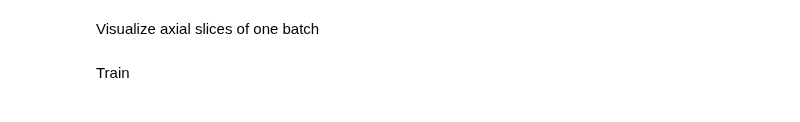
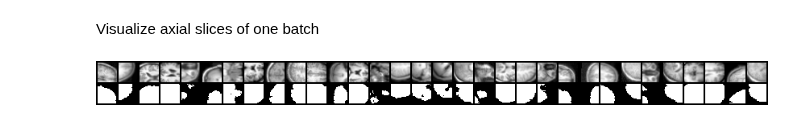
Before and after one commit to fepegar/torchio-notebooks, a Jupyter notebook: notebooks/TorchIO_tutorial.ipynb, the cells around one changed output. Cells and saved outputs as stored; diff of their text form; code cells hidden in the pictures.

```diff
--- a/notebooks/TorchIO_tutorial.ipynb
+++ b/notebooks/TorchIO_tutorial.ipynb
@@ -498,13 +483,14 @@ validation_batch_size = 2 * training_batch_size
 patch_size = 24
 samples_per_volume = 5
 max_queue_length = 300
+sampler = tio.data.UniformSampler(patch_size)
 
 patches_training_set = tio.Queue(
     subjects_dataset=training_set,
     max_length=max_queue_length,
     samples_per_volume=samples_per_volume,
-    sampler=tio.data.UniformSampler(patch_size),
-    num_workers=multiprocessing.cpu_count(),
+    sampler=sampler,
+    num_workers=num_workers,
     shuffle_subjects=True,
     shuffle_patches=True,
 )
@@ -513,27 +499,33 @@ patches_validation_set = tio.Queue(
     subjects_dataset=validation_set,
     max_length=max_queue_length,
     samples_per_volume=samples_per_volume,
-    sampler=tio.data.UniformSampler(patch_size),
-    num_workers=multiprocessing.cpu_count(),
+    sampler=sampler,
+    num_workers=num_workers,
     shuffle_subjects=False,
     shuffle_patches=False,
 )
 
-training_loader = torch.utils.data.DataLoader(
+training_loader_patches = torch.utils.data.DataLoader(
     patches_training_set, batch_size=training_batch_size)
 
-validation_loader = torch.utils.data.DataLoader(
+validation_loader_patches = torch.utils.data.DataLoader(
     patches_validation_set, batch_size=validation_batch_size)
 # %% [markdown]
 Visualize axial slices of one batch
 # %%
-one_batch = next(iter(training_loader))
+one_batch = next(iter(training_loader_patches))
 k = int(patch_size // 4)
 batch_mri = one_batch['mri'][tio.DATA][..., k]
-batch_label = one_batch['brain'][tio.DATA][..., k]
+batch_label = one_batch['brain'][tio.DATA][:, 1:, ..., k]
 slices = torch.cat((batch_mri, batch_label))
 image_path = 'batch_patches.png'
-save_image(slices, image_path, nrow=training_batch_size, normalize=True, scale_each=True)
+torchvision.utils.save_image(
+    slices,
+    image_path,
+    nrow=training_batch_size,
+    normalize=True,
+    scale_each=True,
+)
 display.Image(image_path)
+# %% [output]
+[figure, added]
-# %% [markdown]
-Train
```
Also changed, not shown: parts of 23 cells of this notebook.
